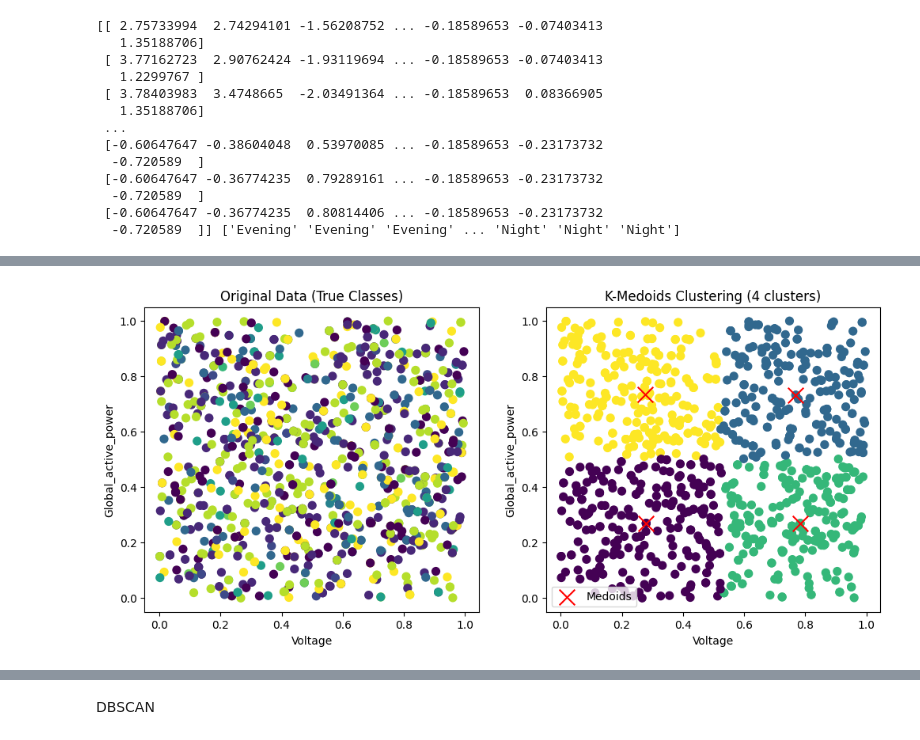
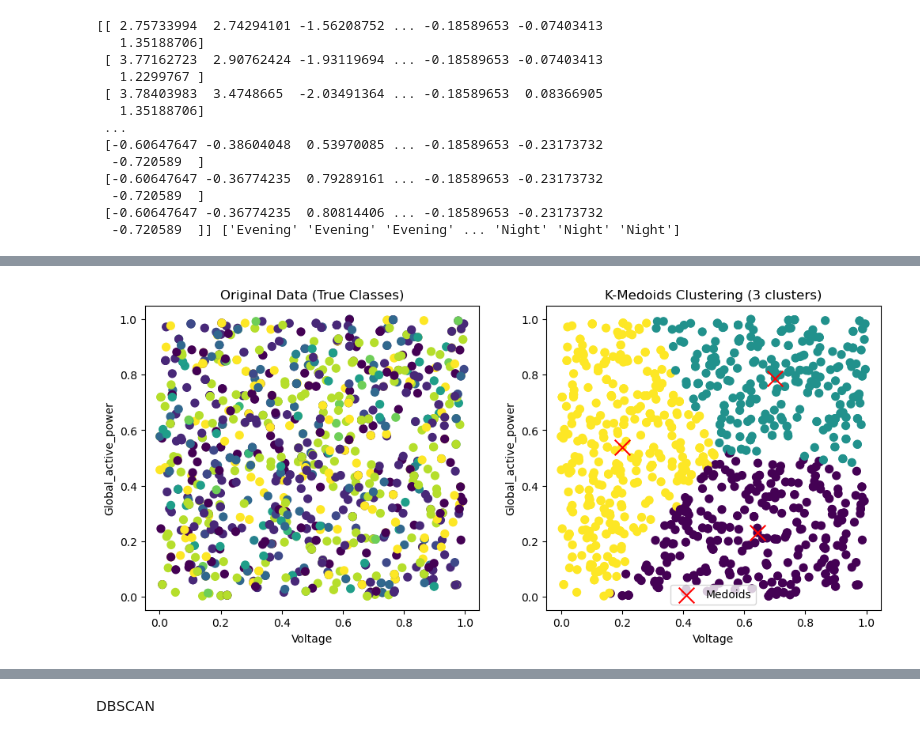
Before and after one commit to Enkhbayasgalan97/CA1-2026163, a Jupyter notebook: CA1.ipynb, the cells around one changed output, grey strips where cells are left out. Saved outputs shown, nothing was run; the diff lists cells and outputs as text; code cells hidden in the pictures.

```diff
--- a/CA1.ipynb
+++ b/CA1.ipynb
@@ -236,3 +239,6 @@ df.head()
 | 4 | 2.269702 | 3.749339 | -1.305846 | 2.331721 | -0.185897 | -0.074034 | ... |
 # %%
 df.drop(columns=["Hour"], inplace=True)
+# %%
+le=preproc.LabelEncoder()
+df["Period"]=le.fit_transform(df["Period"])
@@ -298,3 +308,36 @@ plt.legend()
 plt.show()
 # %% [output]
 [figure]
+# %%
+from sklearn.cluster import AgglomerativeClustering
+from sklearn.metrics import davies_bouldin_score
+from sklearn.metrics import silhouette_score
+def perform_clustering(n_clusters, data):
+    agg_clustering = AgglomerativeClustering(n_clusters=n_clusters)
+    labels = agg_clustering.fit_predict(df_sampled)
+    db_index = davies_bouldin_score(df_sampled, labels)
+    silhouette_avg = silhouette_score(df_sampled, labels)
+    return db_index, silhouette_avg
+cluster_range = range(2, 11)
+db_scores = []
+silhouette_scores=[]
+for n_clusters in cluster_range:
+    db_index, silhouette_avg = perform_clustering(n_clusters, df_sampled)
+    db_scores.append(db_index)
+    silhouette_scores.append(silhouette_avg)
+plt.figure(figsize = (12, 6))
+plt.subplot(1, 2, 1)
+plt.plot(cluster_range, db_scores, marker = 'o')
+plt.title('Davies-Bouldin Index')
+plt.xlabel('Number of Clusters')
+plt.ylabel('Davies-Bouldin Index')
+# Plot the Silhouette method
+from sklearn.metrics import silhouette_score
+plt.subplot(1, 2, 2)
+plt.plot(cluster_range, silhouette_scores, marker = 'o')
+plt.title('Silhouette Score')
+plt.xlabel('Number of Clusters')
+plt.ylabel('Silhouette Score')
+
+plt.tight_layout()
+plt.show()
@@ -417,33 +445,33 @@ from sklearn.metrics import pairwise_distances
 from pyclustering.cluster.kmedoids import kmedoids
 from pyclustering.utils import calculate_distance_matrix
 num_samples=1000
 random_indices=np.random.choice(X.shape[0], size=num_samples, replace=True)
 X_selected =X[random_indices][:,[ 0,1]]
 y_selected =y[random_indices]
 plt.figure(figsize=(12,5))
 plt.subplot(1, 2, 1)
 plt.scatter(X_selected[:, 0], X_selected[:, 1], c = labels[:num_samples], cmap = 'viridis', s = 50)
 plt.xlabel("Voltage")
 plt.ylabel("Global_active_power")
 plt.title("Original Data (True Classes)")
 distance_matrix = calculate_distance_matrix(X_selected.tolist())
-initial_medoids = [0, 50, 100, 150]
+initial_medoids = [0, 50, 100]
 kmedoids_instance = kmedoids(distance_matrix, initial_medoids, data_type='distance_matrix')
 kmedoids_instance.process()
 clusters = kmedoids_instance.get_clusters()
 medoids = kmedoids_instance.get_medoids()
 labels = np.zeros(len(X_selected))
 for cluster_id, cluster in enumerate(clusters):
     for index in cluster:
         labels[index] = cluster_id
 plt.subplot(1,2,2)
 plt.scatter(X_selected[:,0], X_selected[:,1], c=labels, cmap='viridis', s=50)
 plt.scatter(X_selected[medoids,0], X_selected[medoids,1], c='red', marker='x', s=200, label='Medoids')
 plt.xlabel("Voltage")
 plt.ylabel("Global_active_power")
-plt.title("K-Medoids Clustering (4 clusters)")
+plt.title("K-Medoids Clustering (3 clusters)")
 plt.legend()
 
 plt.show()
 # %% [output]
-[figure, old version]
+[figure, new version]
```
Also changed, not shown: parts of 66 cells of this notebook, 2 other files.
